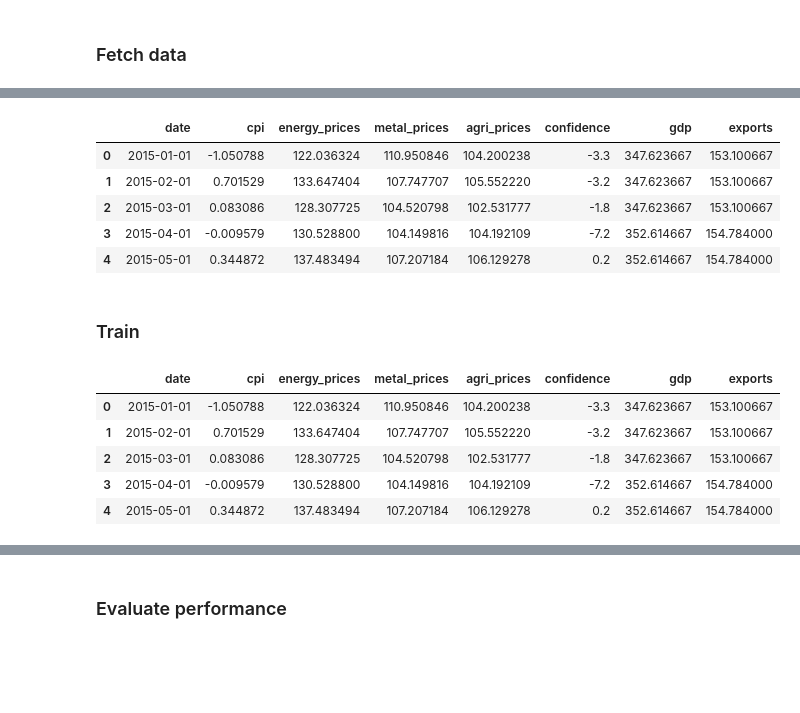
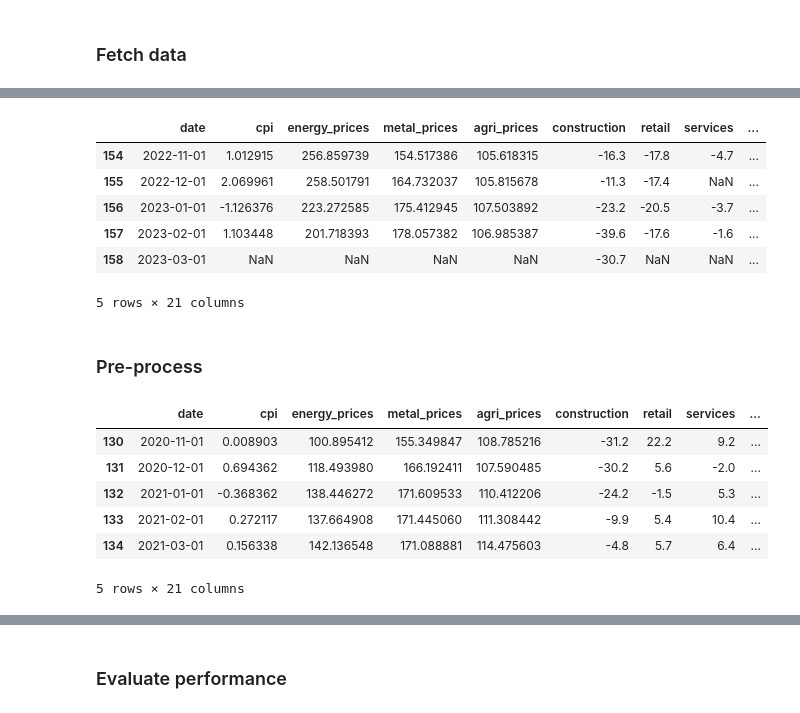
Before and after one commit to PolinaKnutsson/Nowcasting-Swedish-exports, a Jupyter notebook: Predict_Swedens_exports.ipynb, the cells around one changed output, grey strips where cells are left out. Saved outputs shown, nothing was run; the diff lists cells and outputs as text; code cells hidden in the pictures; blank space fills up the shorter version.

```diff
--- a/Predict_Swedens_exports.ipynb
+++ b/Predict_Swedens_exports.ipynb
@@ -83,0 +58,9 @@ m.head()
+# %%
+# Features to merge
+features = [cpi, ep, mp, ap,
+               construction, retail, services, manu_orders,
+               labour_cost, shares, interest, interest10,confidence, excr,
+               usimports, deimports, noimports, dkimports]
+# %%
+m = reduce(lambda left,right: pd.merge(left,right,on=['period'],
+                                            how='outer'), features)
@@ -84,5 +79,5 @@ m.head()
 # %%
-q = pd.merge(gdp, exports, on = 'period',  how = 'left')
+q = pd.merge(exports, gdp, on = 'period',  how = 'inner')
 # %%
 # Move period defining quarter from the first to the last month
 q['period'] = q['period'] + pd.DateOffset(months=2)
@@ -98,3 +93,4 @@ q.head()
 # %%
-df = pd.merge(m,q, on = 'period', how = 'left')
+#df = pd.merge(m,q, on = 'period', how = 'left')
+df = pd.merge(m,q, on = 'period', how = 'outer')
 # %%
@@ -131,18 +124,19 @@ df.drop(columns = ['gdp', 'exports'],  inplace = True)
 # %%
 df.rename(columns = {'gdpm': 'gdp', 'expm':'exports', 'period':'date'},  inplace = True)
 # %%
-df.head()
+df.tail()
 # %% [output]
-|  | date | cpi | energy_prices | metal_prices | agri_prices | confidence | gdp | exports |
-| 0 | 2015-01-01 | -1.050788 | 122.036324 | 110.950846 | 104.200238 | -3.3 | 347.623667 | 153.100667 |
-| 1 | 2015-02-01 | 0.701529 | 133.647404 | 107.747707 | 105.552220 | -3.2 | 347.623667 | 153.100667 |
-| 2 | 2015-03-01 | 0.083086 | 128.307725 | 104.520798 | 102.531777 | -1.8 | 347.623667 | 153.100667 |
-| 3 | 2015-04-01 | -0.009579 | 130.528800 | 104.149816 | 104.192109 | -7.2 | 352.614667 | 154.784000 |
-| 4 | 2015-05-01 | 0.344872 | 137.483494 | 107.207184 | 106.129278 | 0.2 | 352.614667 | 154.784000 |
+|  | date | cpi | energy_prices | metal_prices | agri_prices | construction | retail | services | ... |
+| 154 | 2022-11-01 | 1.012915 | 256.859739 | 154.517386 | 105.618315 | -16.3 | -17.8 | -4.7 | ... |
+| 155 | 2022-12-01 | 2.069961 | 258.501791 | 164.732037 | 105.815678 | -11.3 | -17.4 | NaN | ... |
+| 156 | 2023-01-01 | -1.126376 | 223.272585 | 175.412945 | 107.503892 | -23.2 | -20.5 | -3.7 | ... |
+| 157 | 2023-02-01 | 1.103448 | 201.718393 | 178.057382 | 106.985387 | -39.6 | -17.6 | -1.6 | ... |
+| 158 | 2023-03-01 | NaN | NaN | NaN | NaN | -30.7 | NaN | NaN | ... |
+5 rows × 21 columns
 # %%
 data = df
 # %% [markdown]
-### Train
+### Pre-process
 # %%
 # Train and test split
 
@@ -170,11 +164,12 @@ train_processed = train_processed.fillna(method = 'bfill')
 # %%
 #train_processed[continuous] = StandardScaler().fit_transform(train_processed[continuous])
 # %%
-train_processed.head()
+train_processed.tail()
 # %% [output]
-|  | date | cpi | energy_prices | metal_prices | agri_prices | confidence | gdp | exports |
-| 0 | 2015-01-01 | -1.050788 | 122.036324 | 110.950846 | 104.200238 | -3.3 | 347.623667 | 153.100667 |
-| 1 | 2015-02-01 | 0.701529 | 133.647404 | 107.747707 | 105.552220 | -3.2 | 347.623667 | 153.100667 |
-| 2 | 2015-03-01 | 0.083086 | 128.307725 | 104.520798 | 102.531777 | -1.8 | 347.623667 | 153.100667 |
-| 3 | 2015-04-01 | -0.009579 | 130.528800 | 104.149816 | 104.192109 | -7.2 | 352.614667 | 154.784000 |
-| 4 | 2015-05-01 | 0.344872 | 137.483494 | 107.207184 | 106.129278 | 0.2 | 352.614667 | 154.784000 |
+|  | date | cpi | energy_prices | metal_prices | agri_prices | construction | retail | services | ... |
+| 130 | 2020-11-01 | 0.008903 | 100.895412 | 155.349847 | 108.785216 | -31.2 | 22.2 | 9.2 | ... |
+| 131 | 2020-12-01 | 0.694362 | 118.493980 | 166.192411 | 107.590485 | -30.2 | 5.6 | -2.0 | ... |
+| 132 | 2021-01-01 | -0.368362 | 138.446272 | 171.609533 | 110.412206 | -24.2 | -1.5 | 5.3 | ... |
+| 133 | 2021-02-01 | 0.272117 | 137.664908 | 171.445060 | 111.308442 | -9.9 | 5.4 | 10.4 | ... |
+| 134 | 2021-03-01 | 0.156338 | 142.136548 | 171.088881 | 114.475603 | -4.8 | 5.7 | 6.4 | ... |
+5 rows × 21 columns
```
Also changed, not shown: parts of 63 cells of this notebook.
